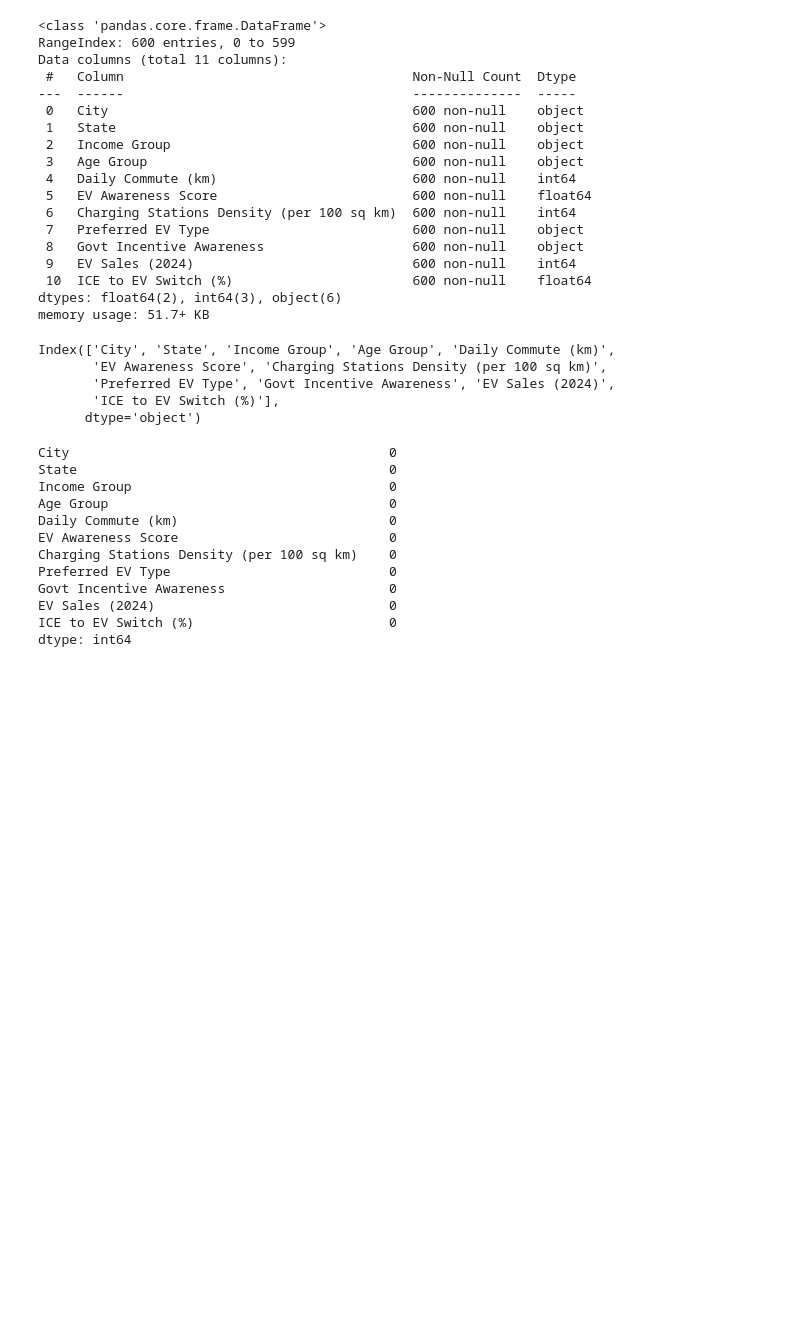
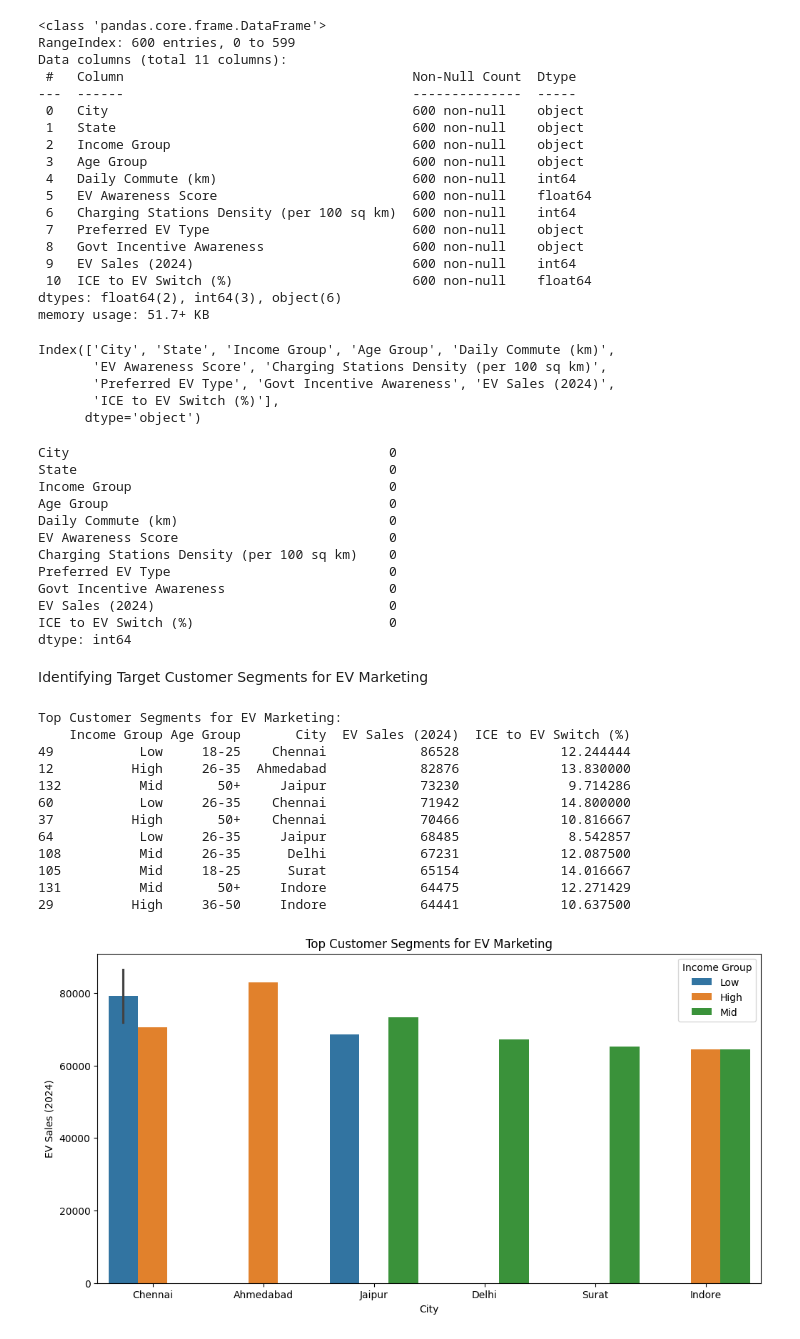
Before and after one commit to mukeshsharma99/EV-Market-Segmentation-in-India-2024, a Jupyter notebook: EV_market_segmentation_India.ipynb, the cells around one changed output. Saved outputs shown, nothing was run; the diff lists cells and outputs as text; code cells hidden in the pictures; blank space fills up the shorter version.

```diff
--- a/EV_market_segmentation_India.ipynb
+++ b/EV_market_segmentation_India.ipynb
@@ -88,3 +90,39 @@ Govt Incentive Awareness                     0
 EV Sales (2024)                              0
 ICE to EV Switch (%)                         0
 dtype: int64
+# %% [markdown]
+Identifying Target Customer Segments for EV Marketing
+# %%
+# Group by income group, age group, and city to analyze EV sales and switching rates
+
+segmentation = df.groupby(['Income Group', 'Age Group', 'City']).agg({
+    'EV Sales (2024)': 'sum',
+    'ICE to EV Switch (%)': 'mean'
+}).reset_index()
+
+# Sort by EV sales to identify top segments
+
+top_segments = segmentation.sort_values(by='EV Sales (2024)', ascending=False).head(10)
+print("Top Customer Segments for EV Marketing:")
+print(top_segments)
+
+# Visualization
+
+plt.figure(figsize=(12, 6))
+sns.barplot(data=top_segments, x='City', y='EV Sales (2024)', hue='Income Group')
+plt.title("Top Customer Segments for EV Marketing")
+plt.show()
+# %% [output]
+Top Customer Segments for EV Marketing:
+    Income Group Age Group       City  EV Sales (2024)  ICE to EV Switch (%)
+49           Low     18-25    Chennai            86528             12.244444
+12          High     26-35  Ahmedabad            82876             13.830000
+132          Mid       50+     Jaipur            73230              9.714286
+60           Low     26-35    Chennai            71942             14.800000
+37          High       50+    Chennai            70466             10.816667
+64           Low     26-35     Jaipur            68485              8.542857
+108          Mid     26-35      Delhi            67231             12.087500
+105          Mid     18-25      Surat            65154             14.016667
+131          Mid       50+     Indore            64475             12.271429
+29          High     36-50     Indore            64441             10.637500
+[figure, added]
```
Also changed, not shown: parts of 33 cells of this notebook.
